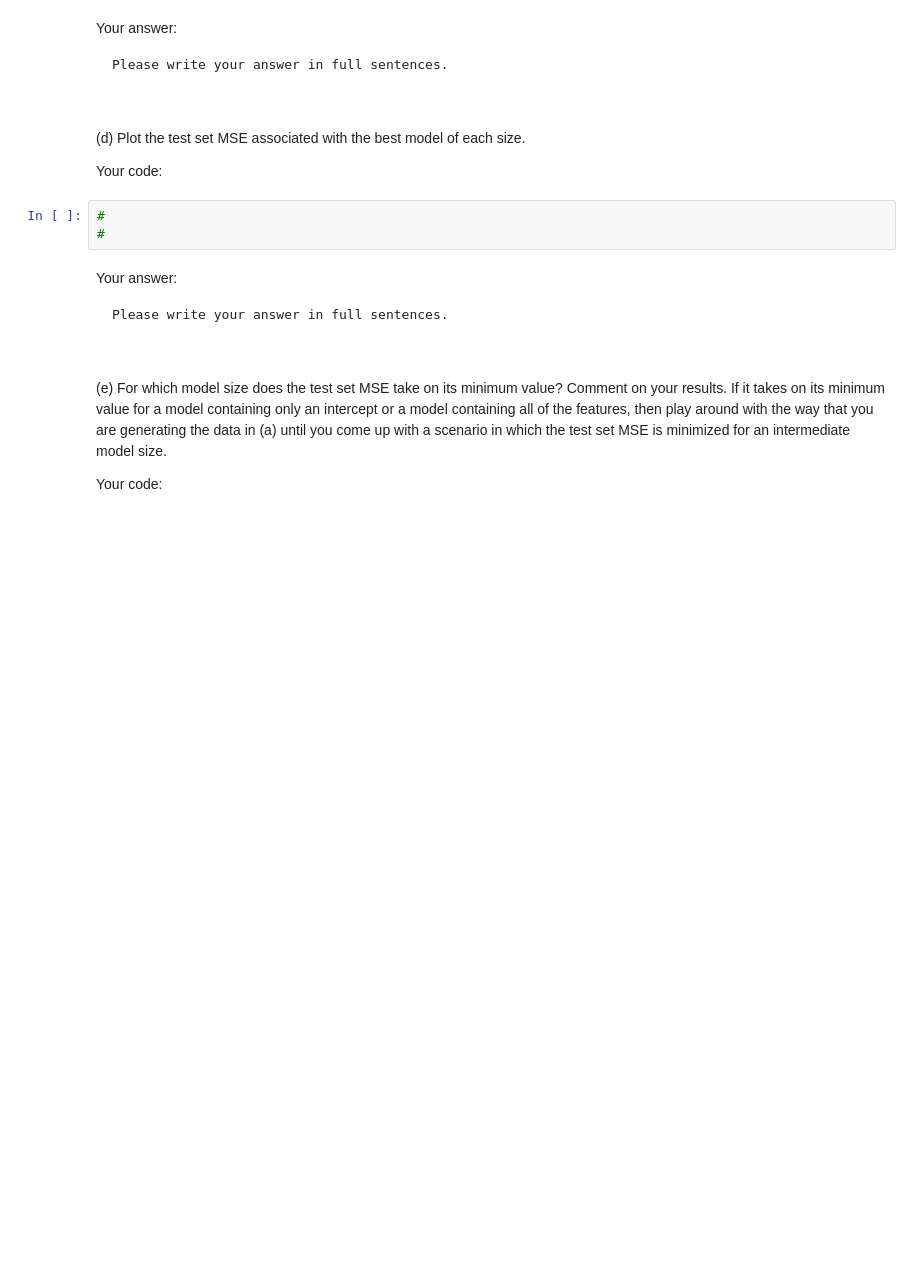
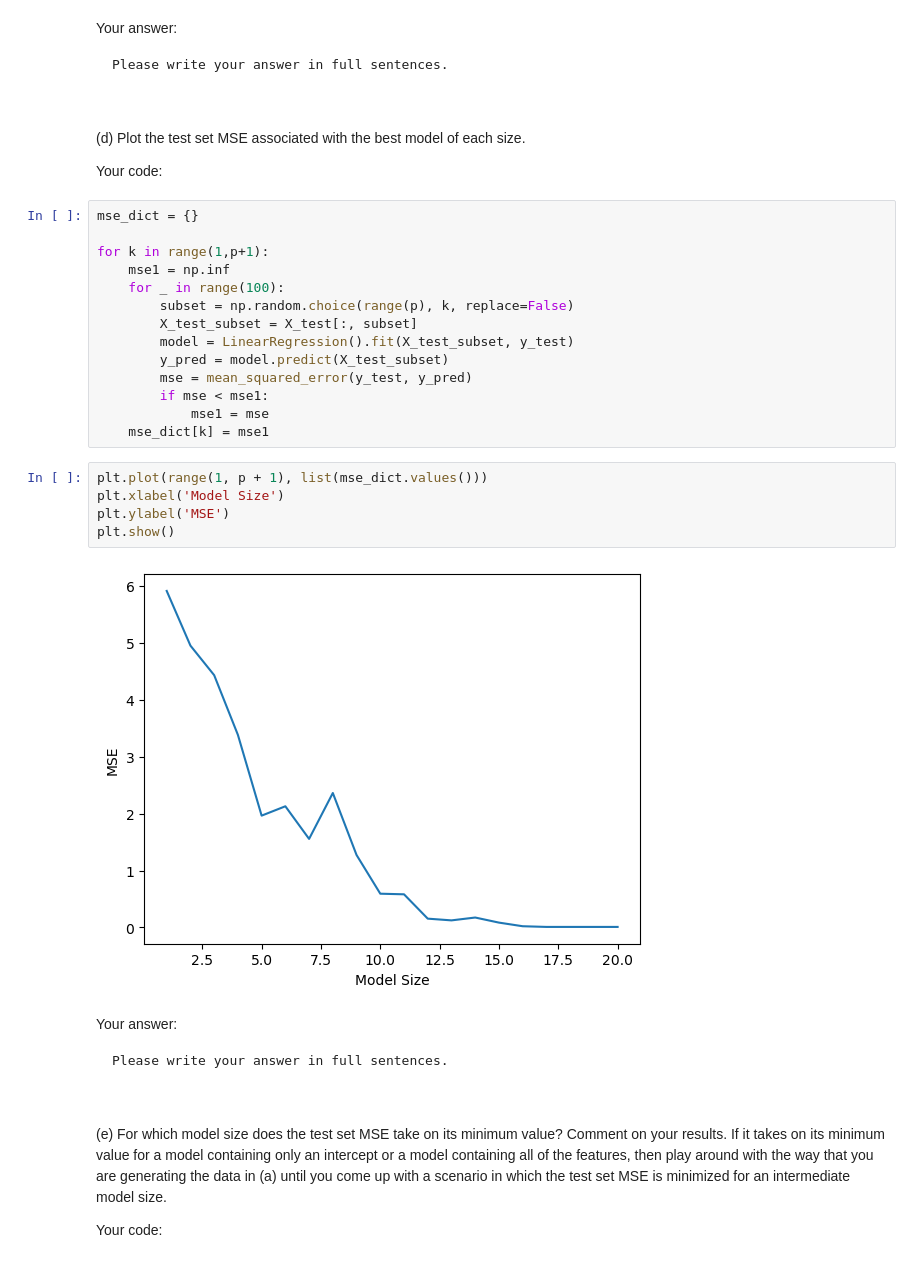
Before and after one commit to BU-MSSP-Classroom/MA679_Spring2024_04_regularization-yuyangsun28k, a Jupyter notebook: Ch06_Regularization_Python.ipynb, the cells around one changed output. Saved outputs shown, nothing was run; the diff lists cells and outputs as text; blank space fills up the shorter version.

```diff
--- a/Ch06_Regularization_Python.ipynb
+++ b/Ch06_Regularization_Python.ipynb
@@ -616,9 +825,27 @@ Please write your answer in full sentences.
 (d) Plot the test set MSE associated with the best model of each size.
 
 Your code:
-# %%
-#
-#
+# %%
+mse_dict = {}
+
+for k in range(1,p+1):
+    mse1 = np.inf
+    for _ in range(100):
+        subset = np.random.choice(range(p), k, replace=False)
+        X_test_subset = X_test[:, subset]
+        model = LinearRegression().fit(X_test_subset, y_test)
+        y_pred = model.predict(X_test_subset)
+        mse = mean_squared_error(y_test, y_pred)
+        if mse < mse1:
+            mse1 = mse
+    mse_dict[k] = mse1
+# %%
+plt.plot(range(1, p + 1), list(mse_dict.values()))
+plt.xlabel('Model Size')
+plt.ylabel('MSE')
+plt.show()
+# %% [output]
+[figure, added]
 # %% [markdown]
 Your answer:
 
```
Also changed, not shown: parts of 45 cells of this notebook.
